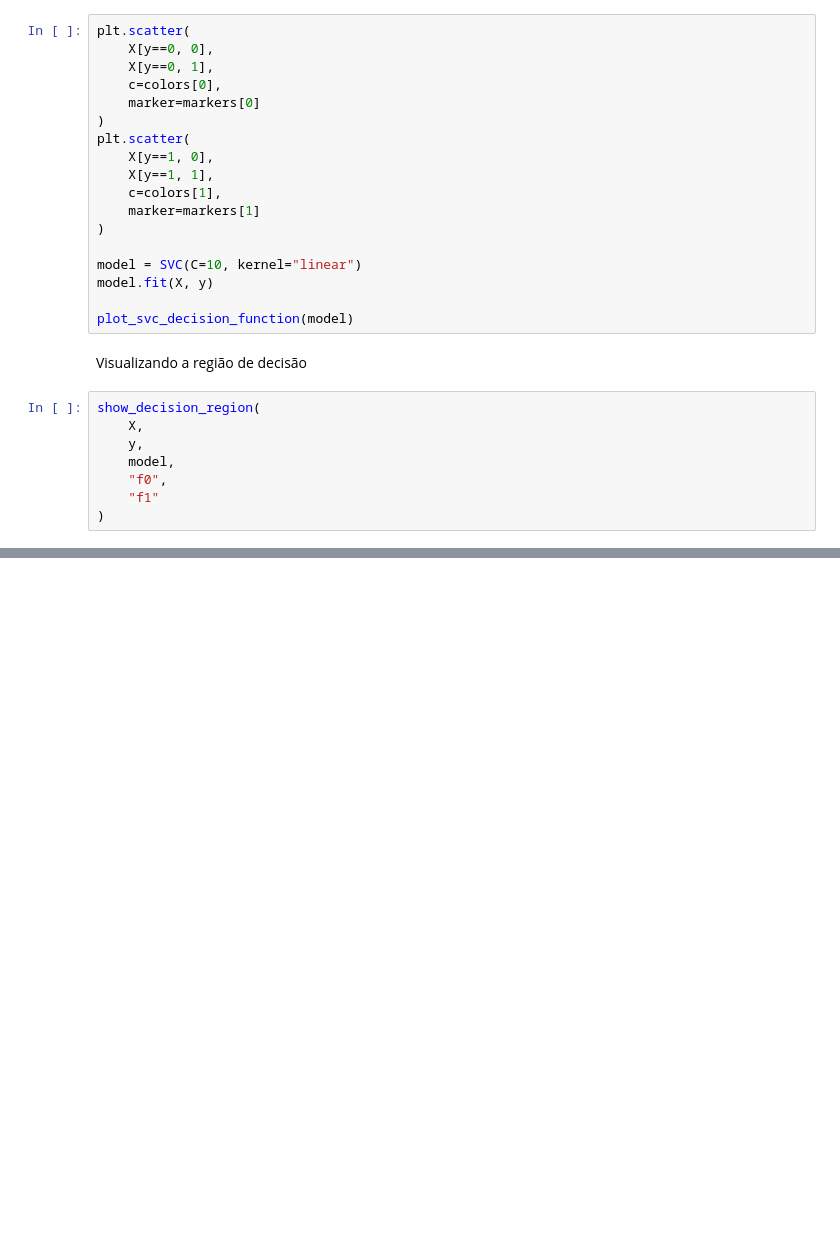
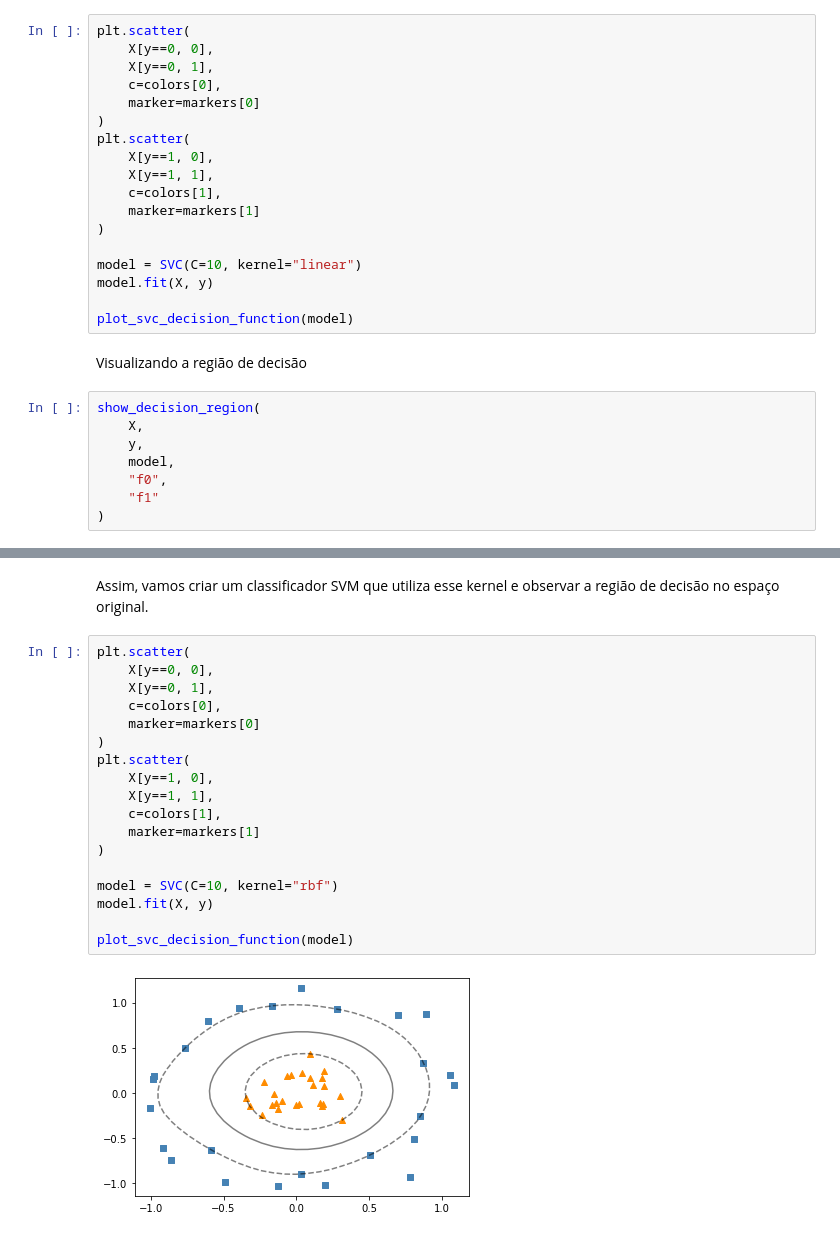
Before and after one commit to walbermr/monitoria-ml, a Jupyter notebook: 8-svm.ipynb, the cells around one changed output, grey strips where cells are left out. Drawn from its saved outputs; the diff is of its cells as text; blank space fills up the shorter version.

```diff
--- a/8-svm.ipynb
+++ b/8-svm.ipynb
@@ -231,0 +251,22 @@ show_decision_region(
+# %% [markdown]
+Assim, vamos criar um classificador SVM que utiliza esse kernel e observar a região de decisão no espaço original.
+# %%
+plt.scatter(
+    X[y==0, 0],
+    X[y==0, 1],
+    c=colors[0],
+    marker=markers[0]
+)
+plt.scatter(
+    X[y==1, 0],
+    X[y==1, 1],
+    c=colors[1],
+    marker=markers[1]
+)
+
+model = SVC(C=10, kernel="rbf")
+model.fit(X, y)
+
+plot_svc_decision_function(model)
+# %% [output]
+[figure, added]
```
Also changed, not shown: parts of 4 cells of this notebook.
